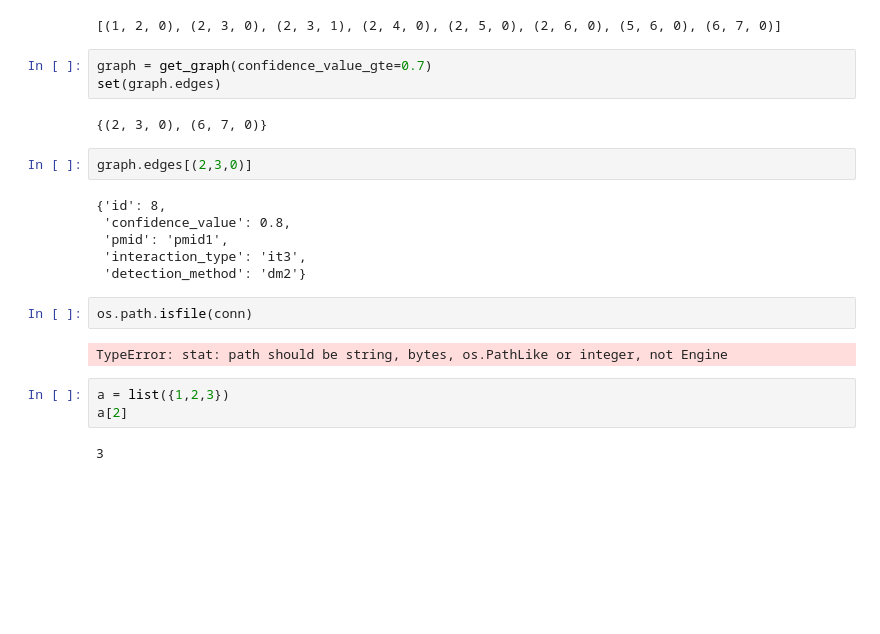
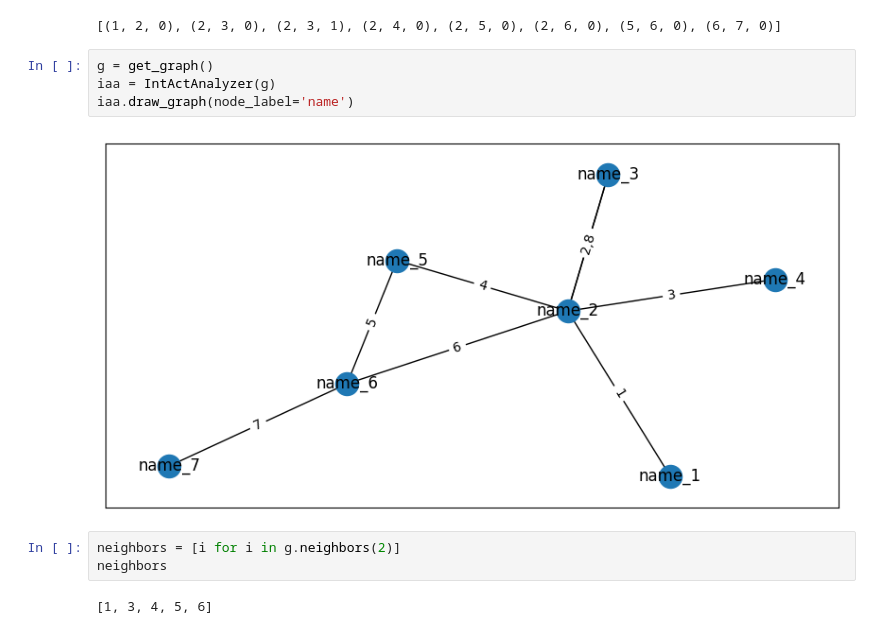
Before and after one commit to ThanhNguyen140/ppi_with_logging, a Jupyter notebook: notebook/ppi.ipynb, the cells around one changed output. Saved outputs shown, nothing was run; the diff lists cells and outputs as text; blank space fills up the shorter version.

```diff
--- a/notebook/ppi.ipynb
+++ b/notebook/ppi.ipynb
@@ -194,25 +239,14 @@ graph.add_edges_from(edges)
 print(graph.edges)
 # %% [output]
 [(1, 2, 0), (2, 3, 0), (2, 3, 1), (2, 4, 0), (2, 5, 0), (2, 6, 0), (5, 6, 0), (6, 7, 0)]
-# %%
-graph = get_graph(confidence_value_gte=0.7)
-set(graph.edges)
-# %% [output]
-{(2, 3, 0), (6, 7, 0)}
-# %%
-graph.edges[(2,3,0)]
-# %% [output]
-{'id': 8,
- 'confidence_value': 0.8,
- 'pmid': 'pmid1',
- 'interaction_type': 'it3',
- 'detection_method': 'dm2'}
-# %%
-os.path.isfile(conn)
-# %% [output]
-TypeError: stat: path should be string, bytes, os.PathLike or integer, not Engine
-# %%
-a = list({1,2,3})
-a[2]
-# %% [output]
-3
+# %%
+g = get_graph()
+iaa = IntActAnalyzer(g)
+iaa.draw_graph(node_label='name')
+# %% [output]
+[figure, added]
+# %%
+neighbors = [i for i in g.neighbors(2)]
+neighbors
+# %% [output]
+[1, 3, 4, 5, 6]
```
Also changed, not shown: parts of 5 cells of this notebook, 1 other file.
